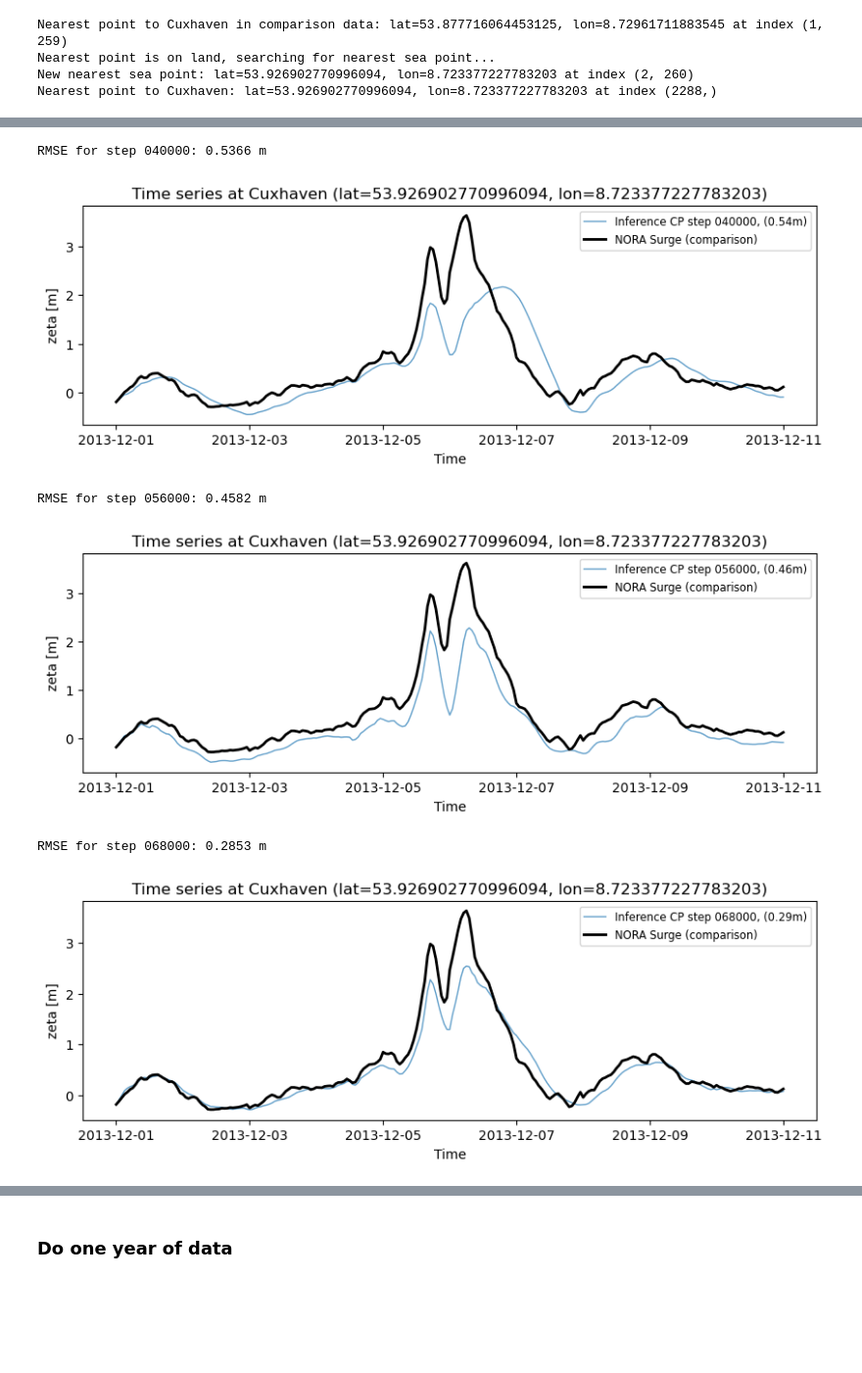
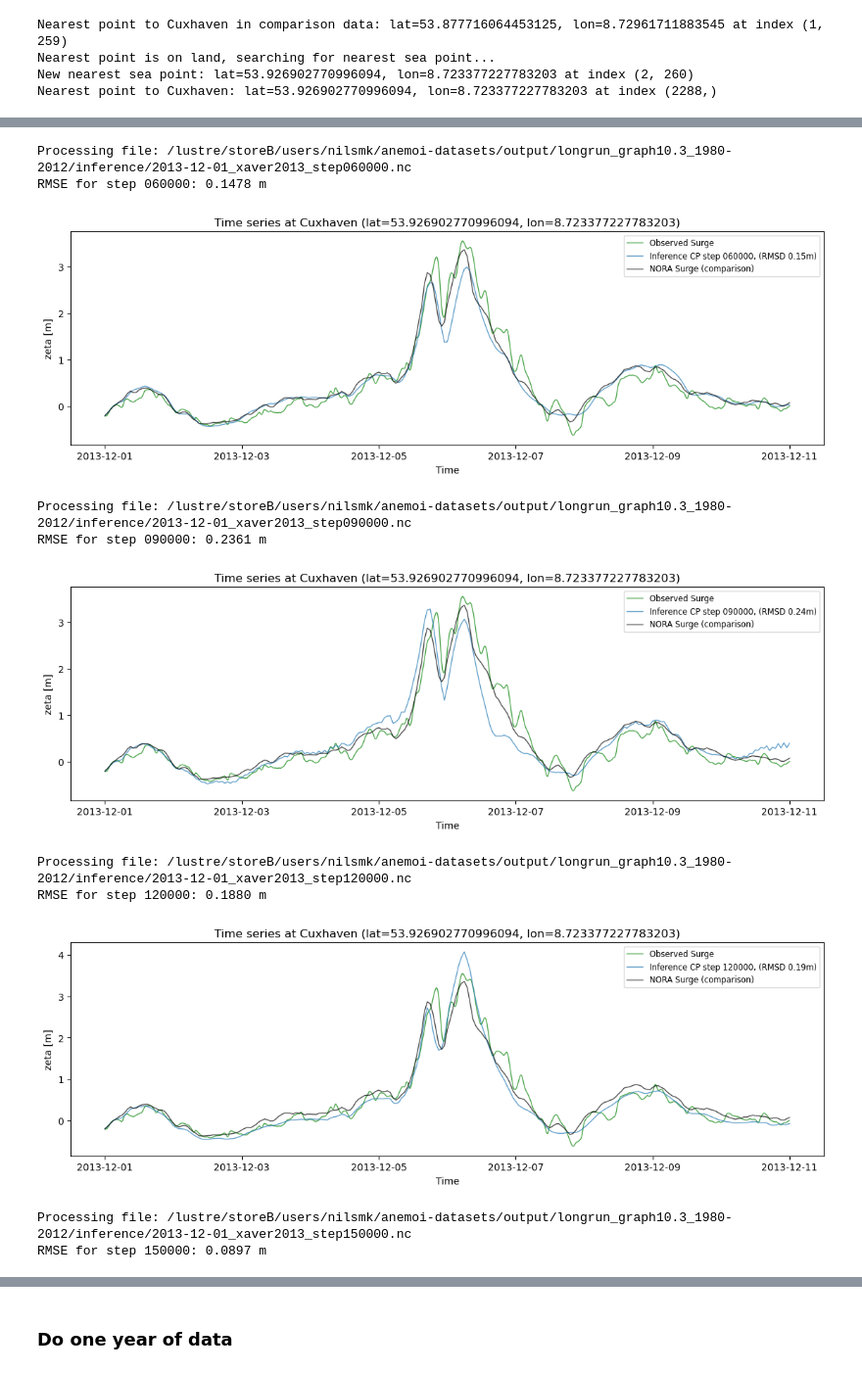
Before and after one commit to nilsmkMET/anemoi-stormsurge, a Jupyter notebook: notebooks/plot_netcdf.ipynb, the cells around one changed output, grey strips where cells are left out. Shown at 98% size. Drawn from its saved outputs; the diff is of its cells as text; code cells hidden in the pictures; blank space fills up the shorter version.

```diff
--- a/notebooks/plot_netcdf.ipynb
+++ b/notebooks/plot_netcdf.ipynb
@@ -140,14 +146,17 @@ if read_one_case:
     sta_lat = 53.87
     sta_lon = 8.72
     staname = 'Cuxhaven'
+    sta_idx = np.where(nc_timeseries_selected.stationid[:].values == 'DE_Cuxhaven')[0][0]
     # Oscarsborg coordinates 66 NO_OSC 59.678074 10.604861
     # sta_lat = 59.68
     # sta_lon = 10.60
     # staname = 'Oscarsborg'
+    # sta_idx = np.where(nc_timeseries_selected.stationid[:].values == 'NO_OSC')[0][0]
     # Bergen coordinates 53 NO_BGO 60.398045 5.320487
     # sta_lat = 60.40
     # sta_lon = 5.32
     # staname = 'Bergen'
+    # sta_idx = np.where(nc_timeseries_selected.stationid[:].values == 'NO_BGO')[0][0]
     # Do the same for the comparison data
     lat_c_arr = np.array(lat_c[:])
     lon_c_arr = np.array(lon_c[:])
@@ -184,11 +191,15 @@ Nearest point to Cuxhaven: lat=53.926902770996094, lon=8.723377227783203 at inde
 # %%
 import glob
+# if plot_corrected:
+# ifiles = glob.glob('/lustre/storeB/users/nilsmk/anemoi-datasets/output/longrun_10years_newgraph_90s_corrected/inference/xaver_2013-12-01_240h_step*.nc')
+# else:
 # ifiles = glob.glob('/lustre/storeB/users/nilsmk/anemoi-datasets/output/longrun_10years_newgraph_90s_uncorr/inference/xaver_2013-12-01_240h_step*.nc')
-ifiles = glob.glob('/lustre/storeB/users/nilsmk/anemoi-datasets/output/longrun_10years_newgraph_90s_corr*/inference/xaver_2013-12-01_240h_step*.nc')
-# ifiles = glob.glob('/lustre/storeB/users/nilsmk/anemoi-datasets/output/longrun_10years_new*/inference/xaver_2013-12-01_240h_step*.nc')
-# ifiles = glob.glob('/lustre/storeB/users/nilsmk/anemoi-datasets/output/longrun_10years/inference/????-??-??_240h_step112000.nc')
-# ifiles = glob.glob('/lustre/storeB/users/nilsmk/anemoi-datasets/output/longrun_10years/inference/????-??-??_240h_step075000.nc')
+# ifiles = glob.glob(f'/lustre/storeB/users/nilsmk/anemoi-datasets/output/longrun_10years_newgraph_90s_*/inference/xaver_2013-12-01_240h_step{step}.nc')
+# ifiles = glob.glob(f'/lustre/storeB/users/nilsmk/anemoi-datasets/output/longrun_10years_newgraph_90s_corrected/inference/????-??-??_240h_step{step}.nc')
+# ifiles = glob.glob(f'/lustre/storeB/users/nilsmk/anemoi-datasets/output/longrun_10years_newgraph_90s_uncorr/inference/????-??-??_240h_step{step}.nc')
+ifiles = glob.glob(os.path.join(idir, f'????-??-??_xaver2013_step*.nc'))
 ifiles.sort()
+prefix = 'longrun30yrs_'
 # %%
 for ifile in ifiles:
     print(f'Processing file: {ifile}')
@@ -199 +212,6 @@ Processing file: /lustre/storeB/users/nilsmk/anemoi-datasets/output/longrun_10ye
+# %%
+# Read obs:
+# selected_timeseries = (nc_timeseries_selected['observation']-nc_timeseries_selected['pytide_prediction']).sel(time=slice(time[0], time[-1]))[:,sta_idx]
+selected_timeseries = nc_timeseries_selected.sel(time=slice(time[0], time[-1]))
+obs_surge = (selected_timeseries['observation']-selected_timeseries['pytide_prediction'])[sta_idx,:]*0.01  # Convert cm to m
 # %%
@@ -227,32 +250,48 @@ RMSE for step 068000: 0.2625 m
 # %%
 if True:
+    linewdth = 1
     # Plot the individual time series
     for file in ifiles:
-        fig, ax = plt.subplots(figsize=(10, 3))
+        print(f'Processing file: {file}')
+        fig, ax = plt.subplots(figsize=(14, 4))
+        # Plot obs surge:
+        ax.plot(selected_timeseries.time, obs_surge, label='Observed Surge', lw=linewdth, color='green', alpha=0.7)
         nc = xr.open_dataset(file)
         zeta = nc.zeta
         time = nc.time
         zeta_series = zeta[:, min_index[0]].values
         # Calculate RMSE for this time series compared to the comparison data
-        if 'comparewith2' in locals():
-            zeta_c_series = zeta_c2[time_indices, min_index_c[0], min_index_c[1]]
-        else:
-            zeta_c_series = zeta_c[time_indices, min_index_c[0], min_index_c[1]]
-        rmse = np.sqrt(np.mean((zeta_series - zeta_c_series.values)**2))
-        ax.plot(time, zeta[:, min_index[0]], label=f'Inference CP step {file[-9:-3]}, ({rmse:.2f}m)', lw=1, alpha=0.7)
+        if plot_corrected:
+            zeta_c_series2 = zeta_c2[time_indices, min_index_c[0], min_index_c[1]]
+        zeta_c_series = zeta_c[time_indices, min_index_c[0], min_index_c[1]]
+        try:
+            if plot_corrected:
+                rmse = np.sqrt(np.mean((zeta_series - zeta_c_series.values)**2))
+            else:
+                rmse = np.sqrt(np.mean((zeta_series - zeta_c_series.values)**2))
+        except:
+            rmse = np.nan
+        ax.plot(time, zeta[:, min_index[0]], label=f'Inference CP step {file[-9:-3]}, (RMSD {rmse:.2f}m)', lw=linewdth, alpha=0.7)
         # Plot the comparison data time series
-        ax.plot(time_c[time_indices], zeta_c_series, label='NORA Surge (comparison)', lw=2, color='k')
+        ax.plot(time_c[time_indices], zeta_c_series, label='NORA Surge (comparison)', lw=linewdth, color='k', alpha=0.7)
+        if plot_corrected:
+            ax.plot(time_c[time_indices], zeta_c_series2, label='NORA Surge Corrected (comparison)', lw=linewdth, color='grey', alpha=0.7)
         print(f'RMSE for step {file[-9:-3]}: {rmse:.4f} m')
         ax.set_title(f'Time series at {staname} (lat={sta_lat}, lon={sta_lon})')
         ax.set_xlabel('Time')
         ax.set_ylabel('zeta [m]')
         ax.legend(fontsize='small')
         # plt.savefig(os.path.join(odir, f'{prefix}zeta_timeseries_{staname}.png'), dpi=100)
         plt.show()
 # %% [output]
-RMSE for step 040000: 0.5366 m
+Processing file: /lustre/storeB/users/nilsmk/anemoi-datasets/output/longrun_graph10.3_1980-2012/inference/2013-12-01_xaver2013_step060000.nc
+RMSE for step 060000: 0.1478 m
-[figure, old version]
+[figure, new version]
-RMSE for step 056000: 0.4582 m
+Processing file: /lustre/storeB/users/nilsmk/anemoi-datasets/output/longrun_graph10.3_1980-2012/inference/2013-12-01_xaver2013_step090000.nc
+RMSE for step 090000: 0.2361 m
-[figure, old version]
+[figure, new version]
-RMSE for step 068000: 0.2853 m
+Processing file: /lustre/storeB/users/nilsmk/anemoi-datasets/output/longrun_graph10.3_1980-2012/inference/2013-12-01_xaver2013_step120000.nc
+RMSE for step 120000: 0.1880 m
-[figure, old version]
+[figure, new version]
+Processing file: /lustre/storeB/users/nilsmk/anemoi-datasets/output/longrun_graph10.3_1980-2012/inference/2013-12-01_xaver2013_step150000.nc
+RMSE for step 150000: 0.0897 m
```
Also changed, not shown: parts of 25 cells of this notebook, 13 other files.
